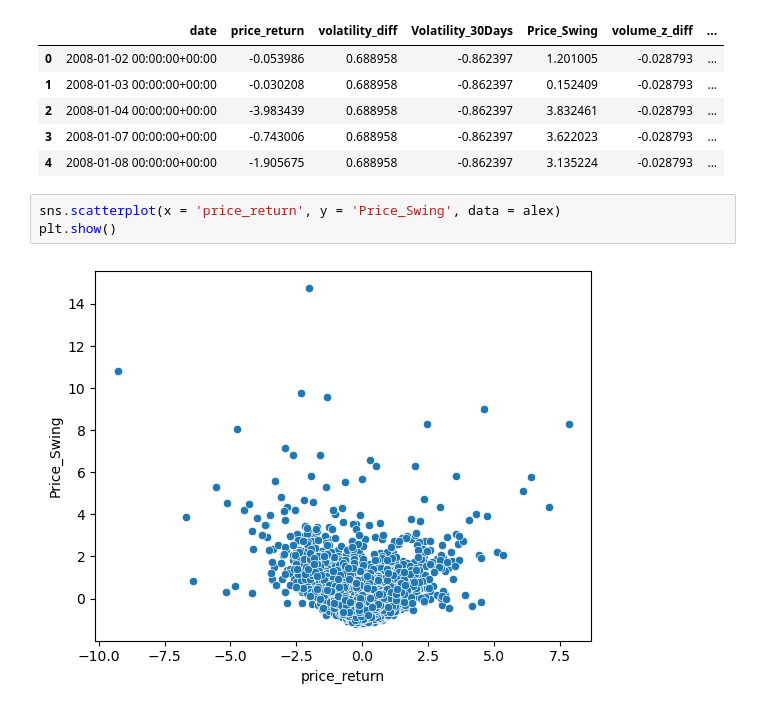
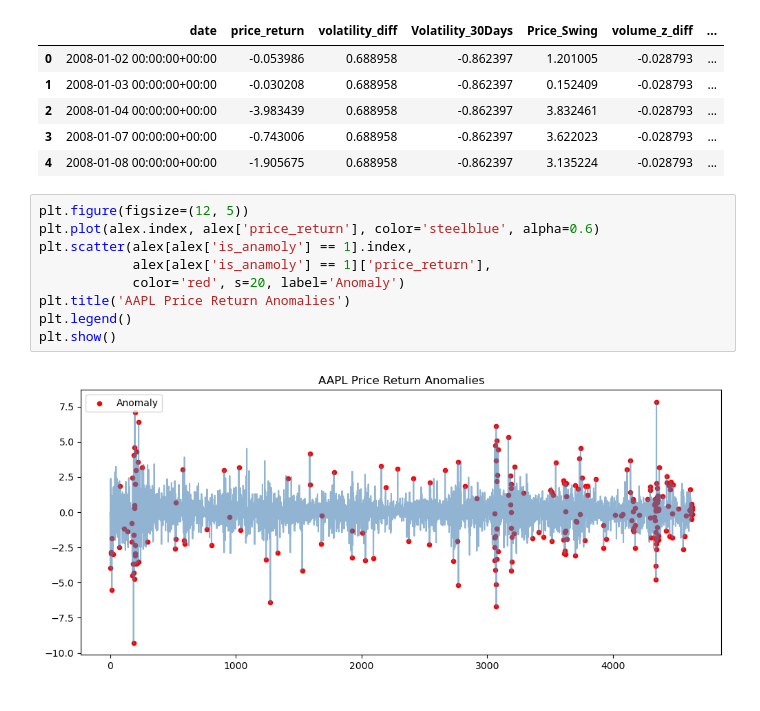
Before and after one commit to suzaladhikari/clarity, a Jupyter notebook: models/isolation.ipynb, the cells around one changed output. Saved outputs shown, nothing was run; the diff lists cells and outputs as text.

Commit message:
plotted the anamoly of apple

```diff
--- a/models/isolation.ipynb
+++ b/models/isolation.ipynb
@@ -44,7 +44,13 @@ alex.head(5)
 | 3 | 2008-01-07 00:00:00+00:00 | -0.743006 | 0.688958 | -0.862397 | 3.622023 | -0.028793 | ... |
 | 4 | 2008-01-08 00:00:00+00:00 | -1.905675 | 0.688958 | -0.862397 | 3.135224 | -0.028793 | ... |
 # %%
-sns.scatterplot(x = 'price_return', y = 'Price_Swing', data = alex)
+plt.figure(figsize=(12, 5))
+plt.plot(alex.index, alex['price_return'], color='steelblue', alpha=0.6)
+plt.scatter(alex[alex['is_anamoly'] == 1].index,
+            alex[alex['is_anamoly'] == 1]['price_return'],
+            color='red', s=20, label='Anomaly')
+plt.title('AAPL Price Return Anomalies')
+plt.legend()
 plt.show()
 # %% [output]
-[figure, old version]
+[figure, new version]
```
